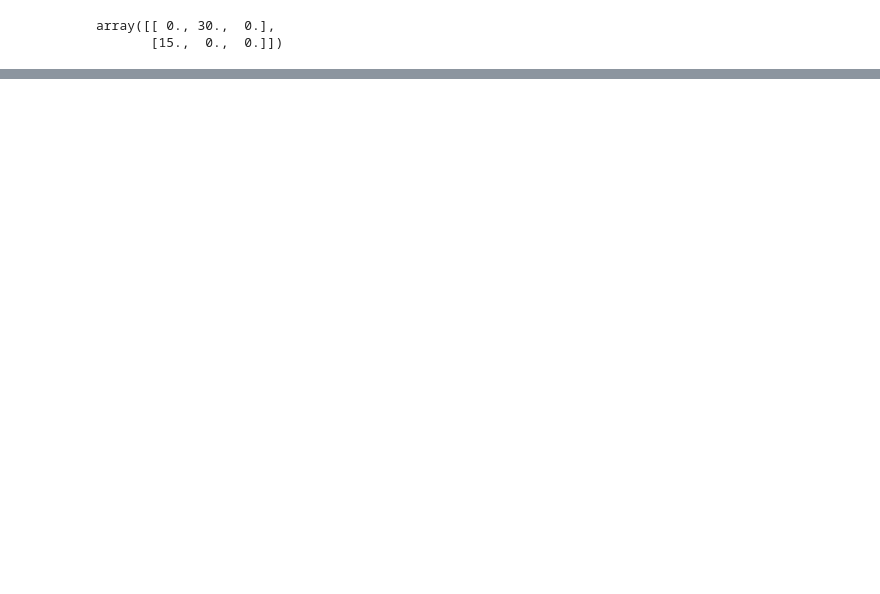
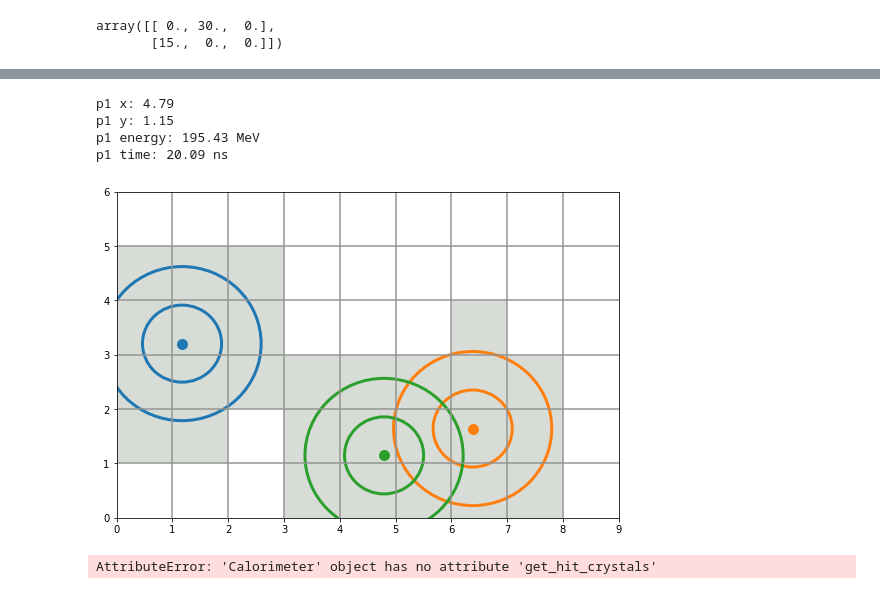
Before and after one commit to Lars314/gm2, a Jupyter notebook: pileup_ml/root_playground.ipynb, the cells around one changed output, grey strips where cells are left out. Cells and saved outputs as stored; diff of their text form; code cells hidden in the pictures; blank space fills up the shorter version.

```diff
--- a/pileup_ml/root_playground.ipynb
+++ b/pileup_ml/root_playground.ipynb
@@ -174,0 +197,18 @@ array([[ 0., 30.,  0.],
+# %%
+p1 = csi.Particle(e_df=df['energy'])
+print("p1 x: {0:.2f} \np1 y: {1:.2f}".format(p1.x, p1.y) +
+      "\np1 energy: {0:.2f} MeV".format(p1.energy) +
+      "\np1 time: {0:.2f} ns".format(p1.time))
+calo.impact(p1)
+calo.get_hit_crystals_()
+calo.draw(legend=False, do_moliere_radius=True, show_hit_xtals=True)
+# %% [output]
+p1 x: 4.79
+p1 y: 1.15
+p1 energy: 195.43 MeV
+p1 time: 20.09 ns
+[figure, added]
+# %%
+calo.get_hit_crystals()
+# %% [output]
+AttributeError: 'Calorimeter' object has no attribute 'get_hit_crystals'
```
Also changed, not shown: parts of 14 cells of this notebook, 10 other files.
